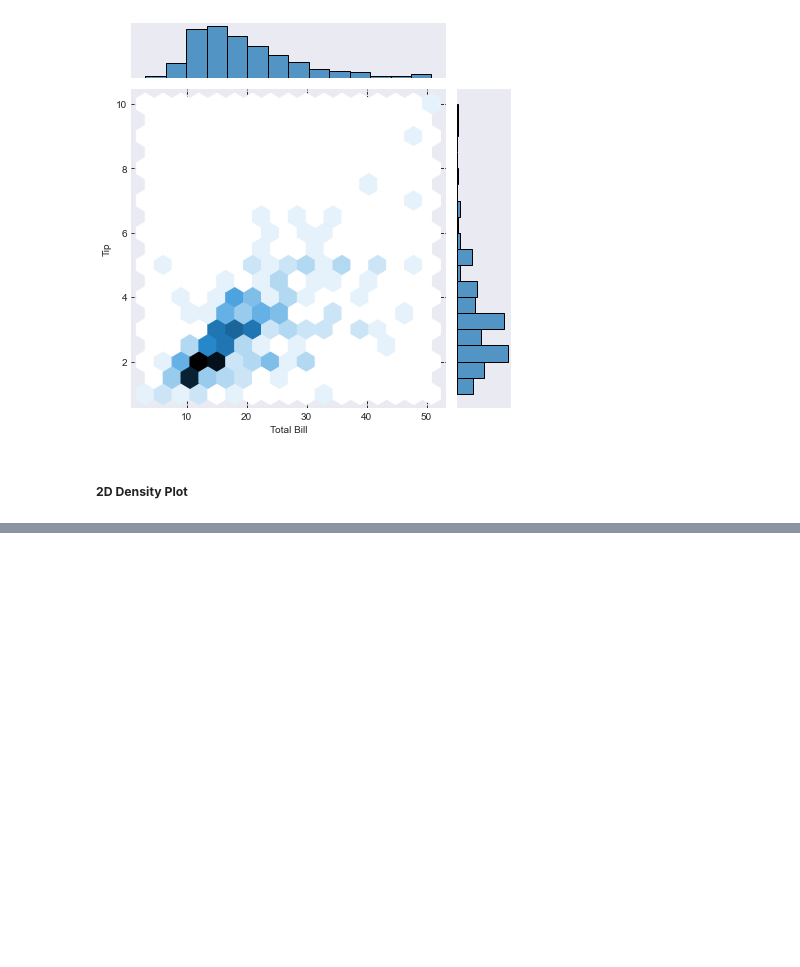
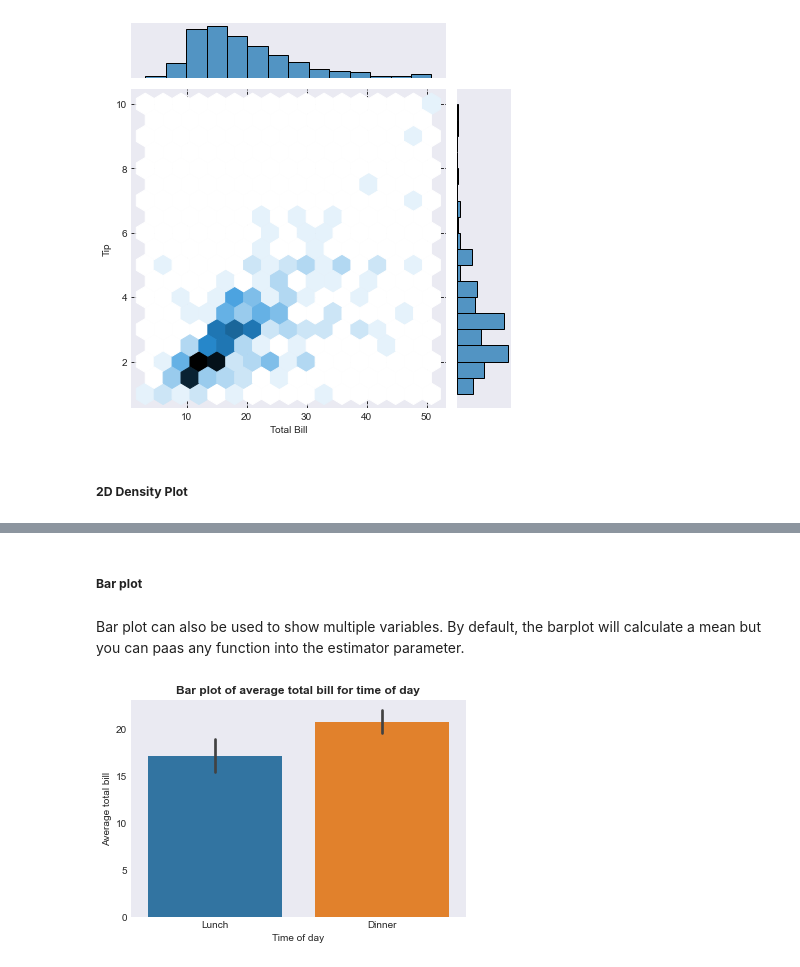
Before and after one commit to prakharjadaun/ML-Learn-With-Me, a Jupyter notebook: 06 - Introduction To Plotting.ipynb, the cells around one changed output, grey strips where cells are left out. Cells and saved outputs as stored; diff of their text form; code cells hidden in the pictures; blank space fills up the shorter version.

```diff
--- a/06 - Introduction To Plotting.ipynb
+++ b/06 - Introduction To Plotting.ipynb
@@ -465,0 +484,13 @@ plt.show()
+# %% [markdown]
+##### **Bar plot**
+# %% [markdown]
+Bar plot can also be used to show multiple variables. By default, the barplot will calculate a mean but you can paas any function into the estimator parameter.
+# %%
+# plotting the bar plot
+ax = sns.barplot(x='time',y='total_bill',data=tips)
+ax.set_title("Bar plot of average total bill for time of day",fontweight='bold')
+ax.set_xlabel('Time of day')
+ax.set_ylabel('Average total bill')
+plt.show()
+# %% [output]
+[figure, added]
```
Also changed, not shown: parts of 11 cells of this notebook.
